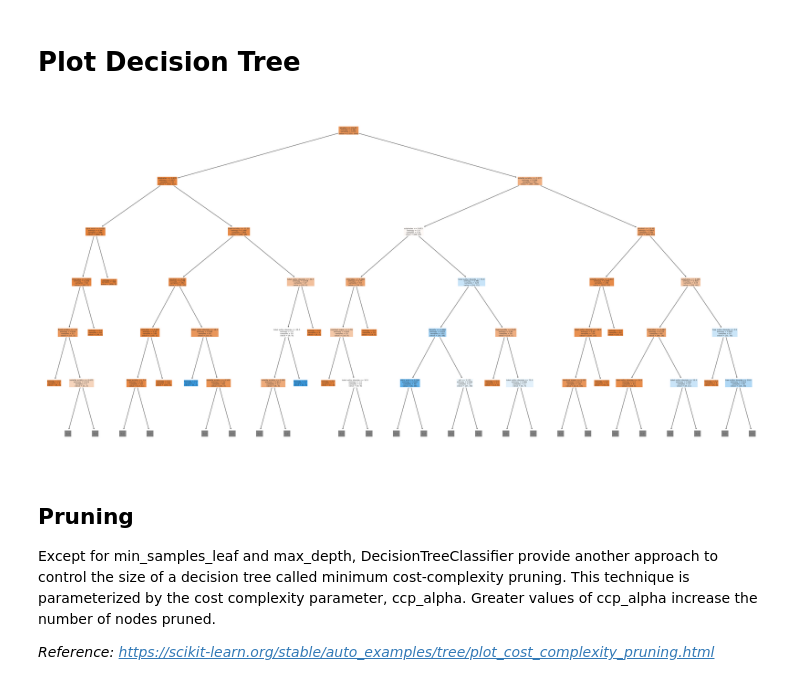
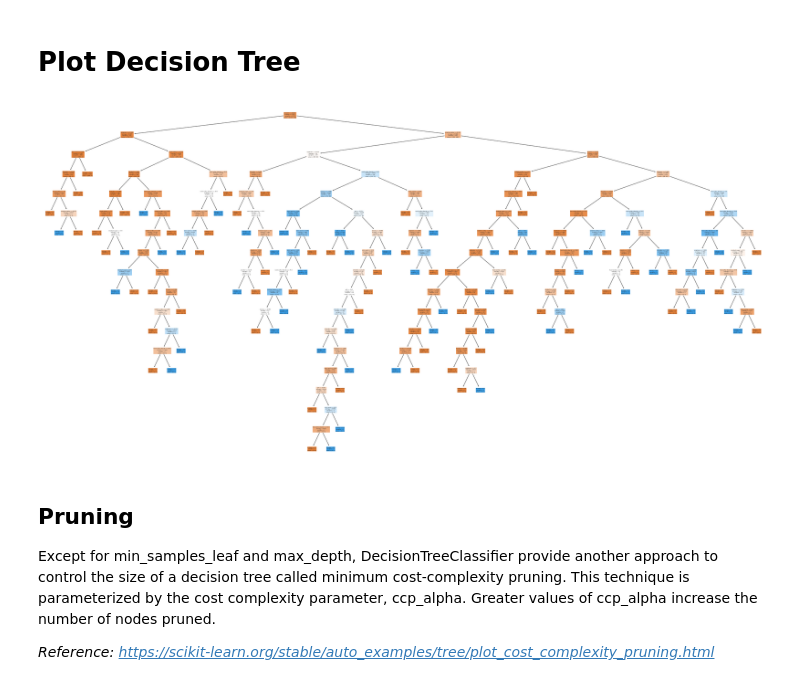
Before and after one commit to yujiedeng-mc/Data-201, a Jupyter notebook: Data_201_Final_Project_Red_Wine_Quality_Prediction.ipynb, the cells around one changed output. Drawn from its saved outputs; the diff is of its cells as text; code cells hidden in the pictures.

```diff
--- a/Data_201_Final_Project_Red_Wine_Quality_Prediction.ipynb
+++ b/Data_201_Final_Project_Red_Wine_Quality_Prediction.ipynb
@@ -360,10 +360,10 @@ from sklearn import tree
 # %%
 # plot the decision tree
 fig, ax = plt.subplots(figsize=(40,20))
-tree.plot_tree(decision_tree=clf, feature_names=x_train.columns, filled = True, max_depth=5)
+tree.plot_tree(decision_tree=clf, feature_names=x_train.columns, filled = True)
 plt.show()
 # %% [output]
-[figure, old version]
+[figure, new version]
 # %% [markdown]
 ## Pruning
 
```
Also changed, not shown: parts of 2 cells of this notebook.
